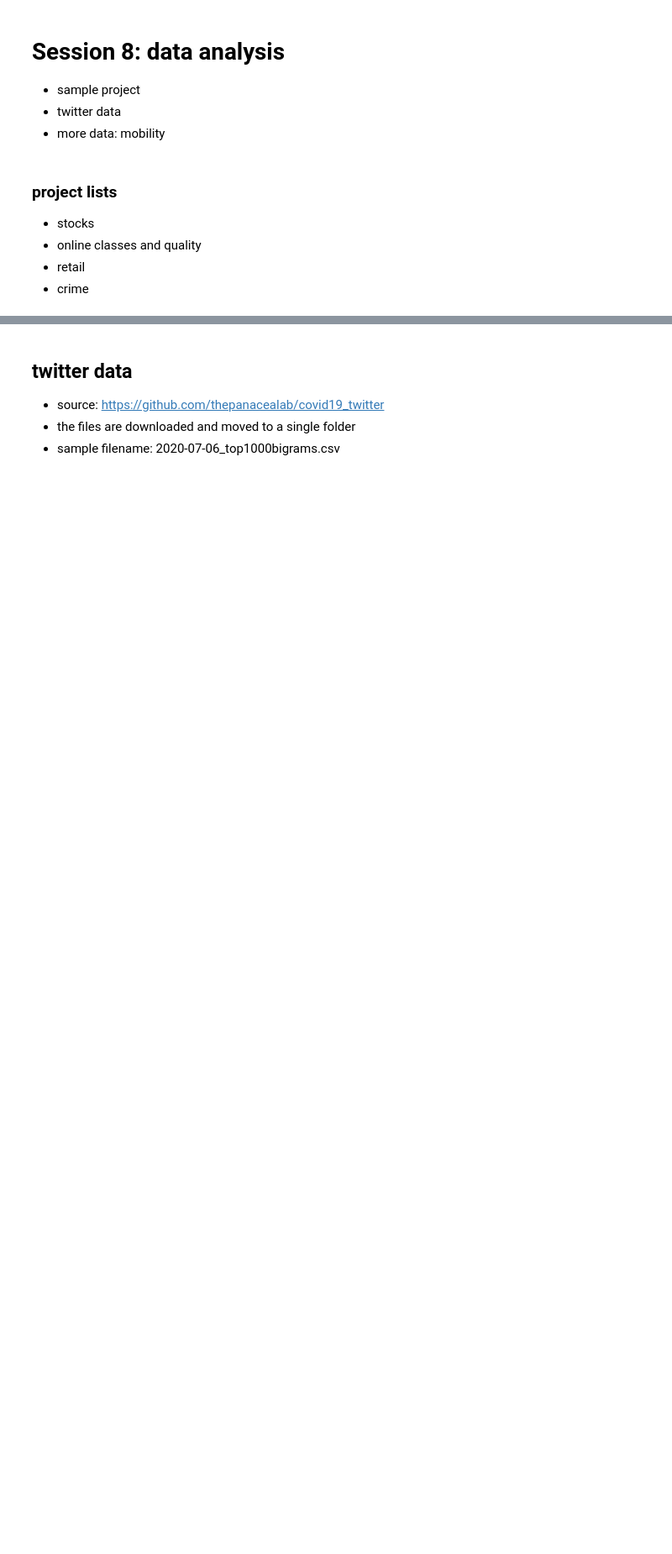
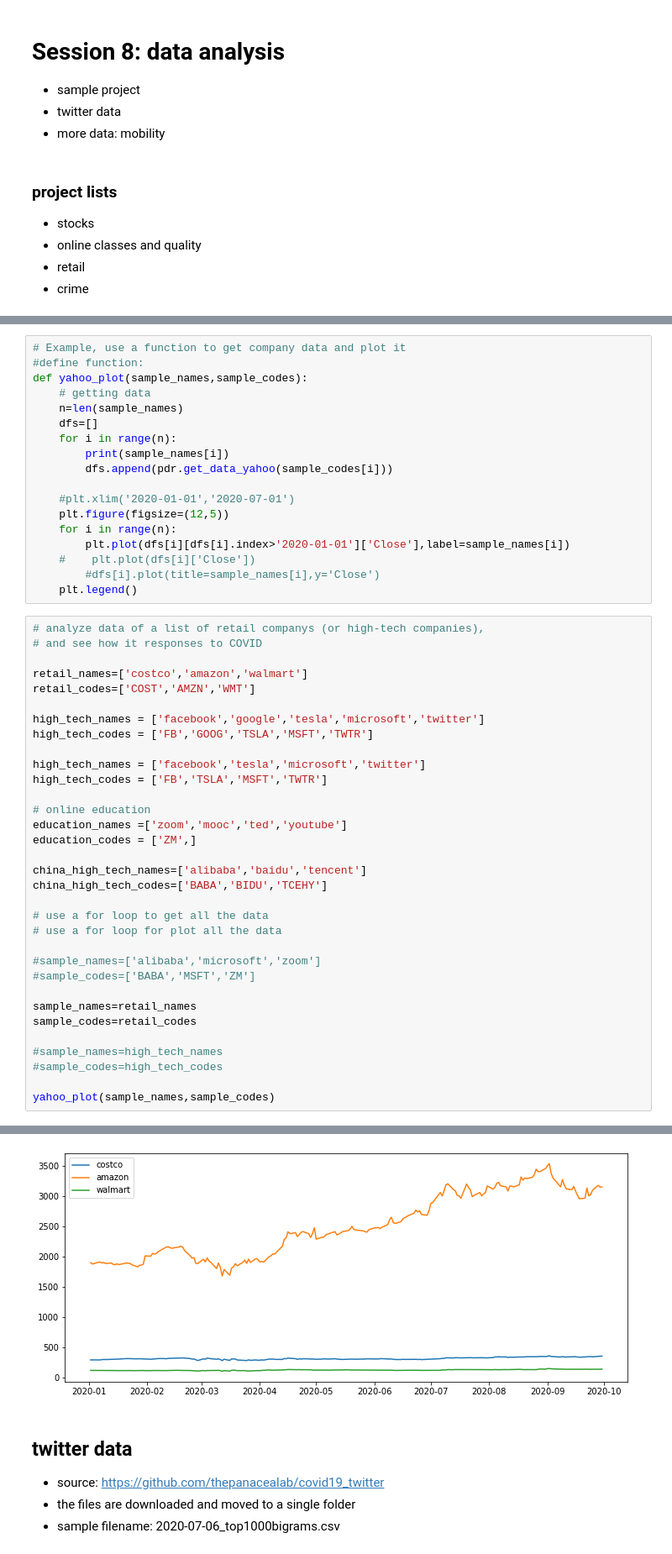
Before and after one commit to WeileiZeng/programming-camp, a Jupyter notebook: data-science/slides/s8-data-twitter-Copy1.ipynb, the cells around one changed output, grey strips where cells are left out. Shown at 84% size. Cells and saved outputs as stored; diff of their text form; blank space fills up the shorter version.

```diff
--- a/data-science/slides/s8-data-twitter-Copy1.ipynb
+++ b/data-science/slides/s8-data-twitter-Copy1.ipynb
@@ -16,0 +18,52 @@ import matplotlib.pyplot as plt
+# %%
+# Example, use a function to get company data and plot it
+#define function:
+def yahoo_plot(sample_names,sample_codes):
+    # getting data
+    n=len(sample_names)
+    dfs=[]
+    for i in range(n):
+        print(sample_names[i])
+        dfs.append(pdr.get_data_yahoo(sample_codes[i]))
+
+    #plt.xlim('2020-01-01','2020-07-01')
+    plt.figure(figsize=(12,5))
+    for i in range(n):
+        plt.plot(dfs[i][dfs[i].index>'2020-01-01']['Close'],label=sample_names[i])
+    #    plt.plot(dfs[i]['Close'])
+        #dfs[i].plot(title=sample_names[i],y='Close')
+    plt.legend()
+# %%
+# analyze data of a list of retail companys (or high-tech companies),
+# and see how it responses to COVID
+
+retail_names=['costco','amazon','walmart']
+retail_codes=['COST','AMZN','WMT']
+
+high_tech_names = ['facebook','google','tesla','microsoft','twitter']
+high_tech_codes = ['FB','GOOG','TSLA','MSFT','TWTR']
+
+high_tech_names = ['facebook','tesla','microsoft','twitter']
+high_tech_codes = ['FB','TSLA','MSFT','TWTR']
+
+# online education
+education_names =['zoom','mooc','ted','youtube']
+education_codes = ['ZM',]
+
+china_high_tech_names=['alibaba','baidu','tencent']
+china_high_tech_codes=['BABA','BIDU','TCEHY']
+
+# use a for loop to get all the data
+# use a for loop for plot all the data
+
+#sample_names=['alibaba','microsoft','zoom']
+#sample_codes=['BABA','MSFT','ZM']
+
+sample_names=retail_names
+sample_codes=retail_codes
+
+#sample_names=high_tech_names
+#sample_codes=high_tech_codes
+
+yahoo_plot(sample_names,sample_codes)
+# %% [output]
@@ -17,3 +73,4 @@ import matplotlib.pyplot as plt
+[figure, added]
 # %% [markdown]
 ## twitter data
 - source: https://github.com/thepanacealab/covid19_twitter
```
Also changed, not shown: parts of 3 cells of this notebook.
